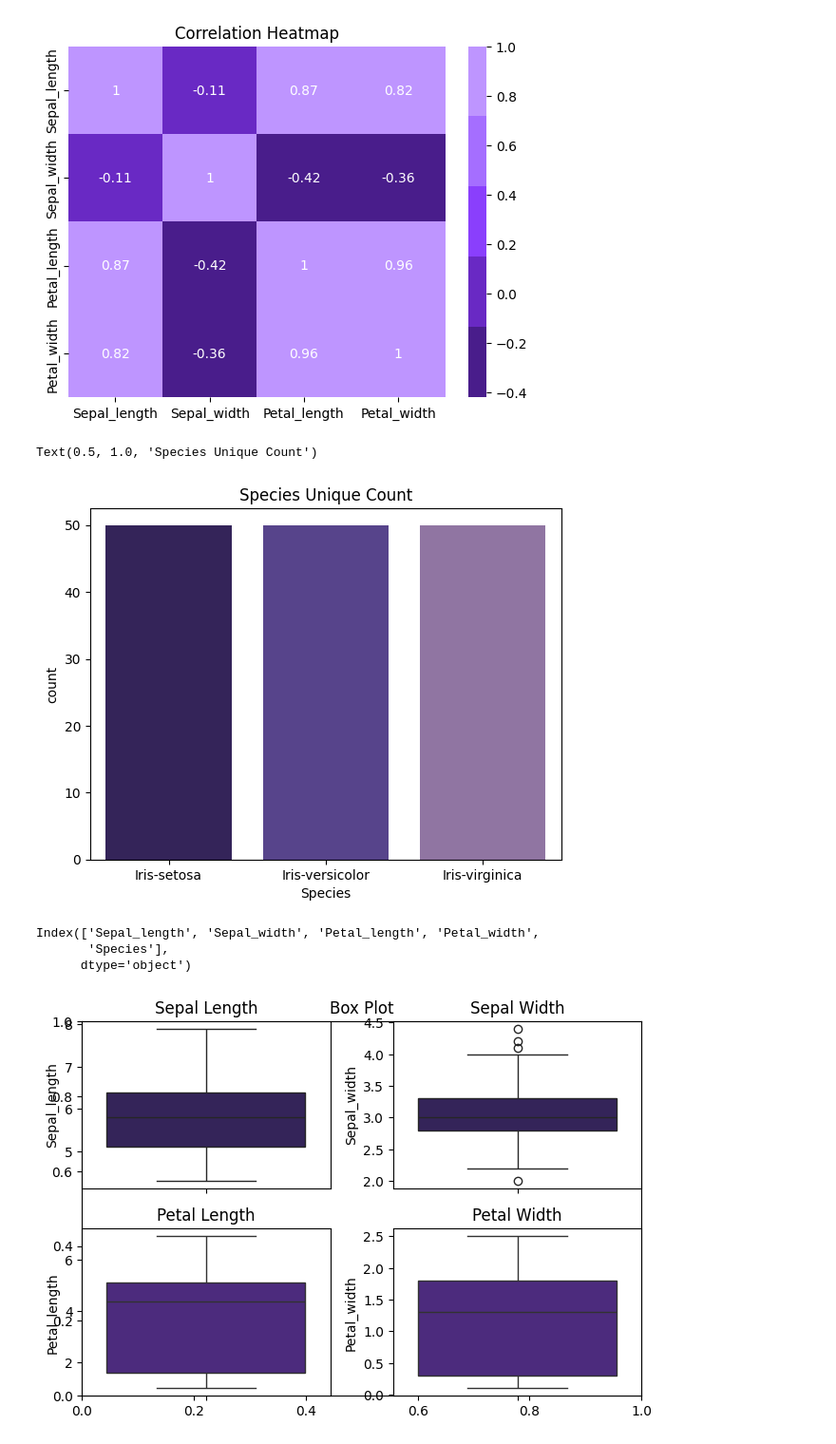
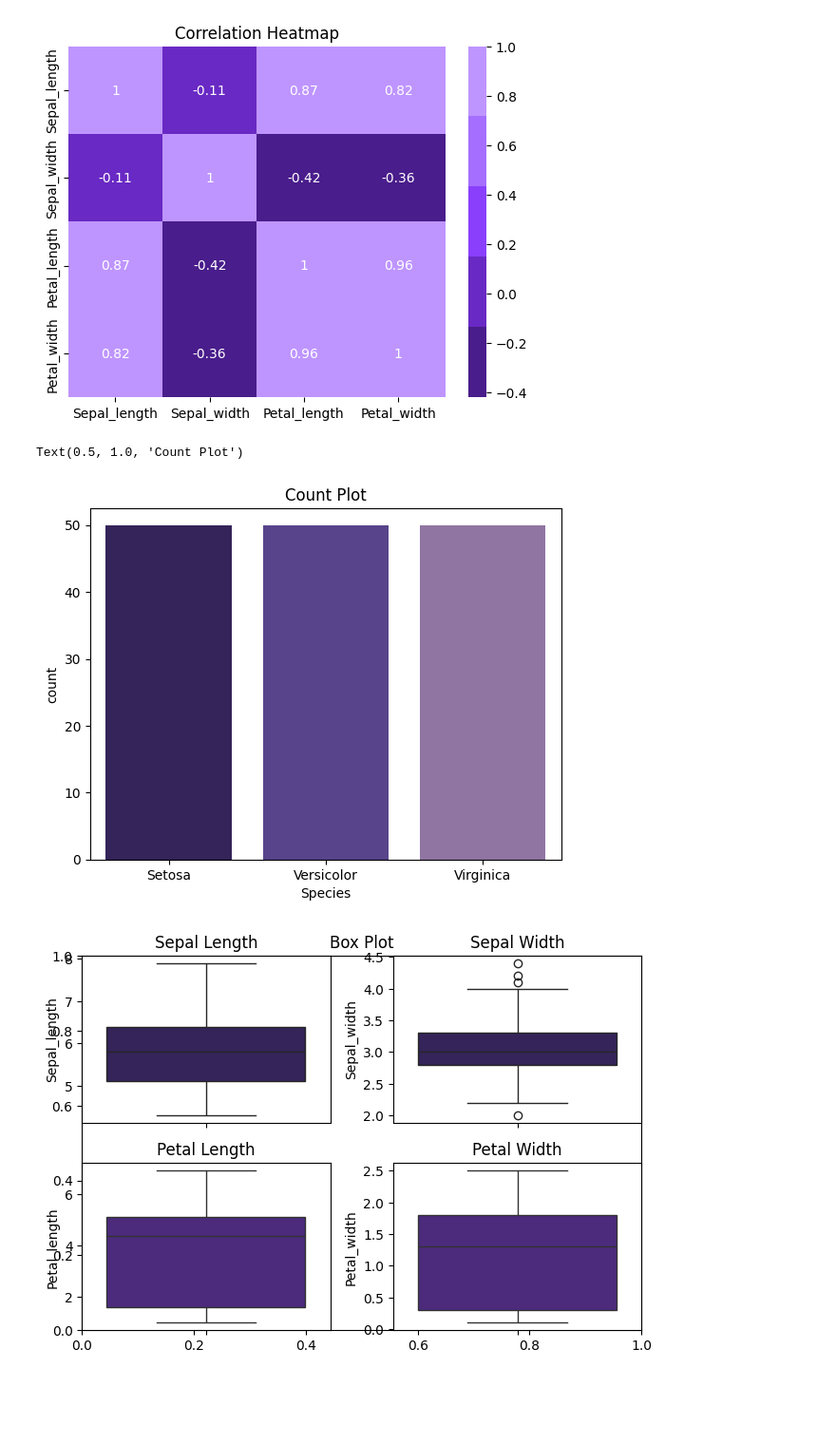
Before and after one commit to JOCRZ/TheSparksFoundation, a Jupyter notebook: Project.ipynb, the cells around one changed output. Shown at 95% size. Cells and saved outputs as stored; diff of their text form; code cells hidden in the pictures; blank space fills up the shorter version.

```diff
--- a/Project.ipynb
+++ b/Project.ipynb
@@ -21,3 +25,9 @@ data = data.rename(columns=rename_col)
+# %%
+mapping = {
+    'Iris-setosa':'Setosa',
+    'Iris-versicolor':'Versicolor',
+    'Iris-virginica':'Virginica'}
+data['Species'] = data['Species'].map(mapping)
 # %%
 data.shape
 # %% [output]
@@ -42,16 +73,10 @@ plt.show()
 [figure]
 # %%
 sns.barplot(data['Species'].value_counts(),palette=colors)
-plt.title('Species Unique Count')
+plt.title('Count Plot')
 # %% [output]
-Text(0.5, 1.0, 'Species Unique Count')
+Text(0.5, 1.0, 'Count Plot')
-[figure, old version]
+[figure, new version]
-# %%
-data.columns
-# %% [output]
-Index(['Sepal_length', 'Sepal_width', 'Petal_length', 'Petal_width',
-       'Species'],
-      dtype='object')
 # %%
 # Create a 2x2 grid of box plots
 plt.figure(figsize=(7,5))
```
Also changed, not shown: parts of 9 cells of this notebook.
